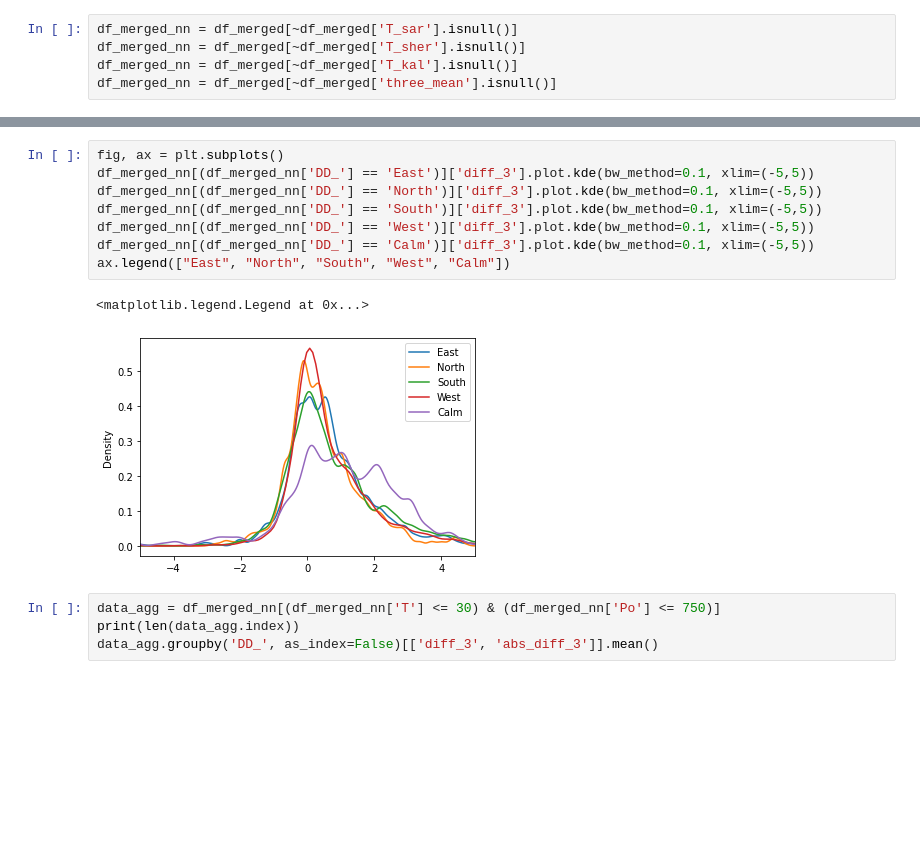
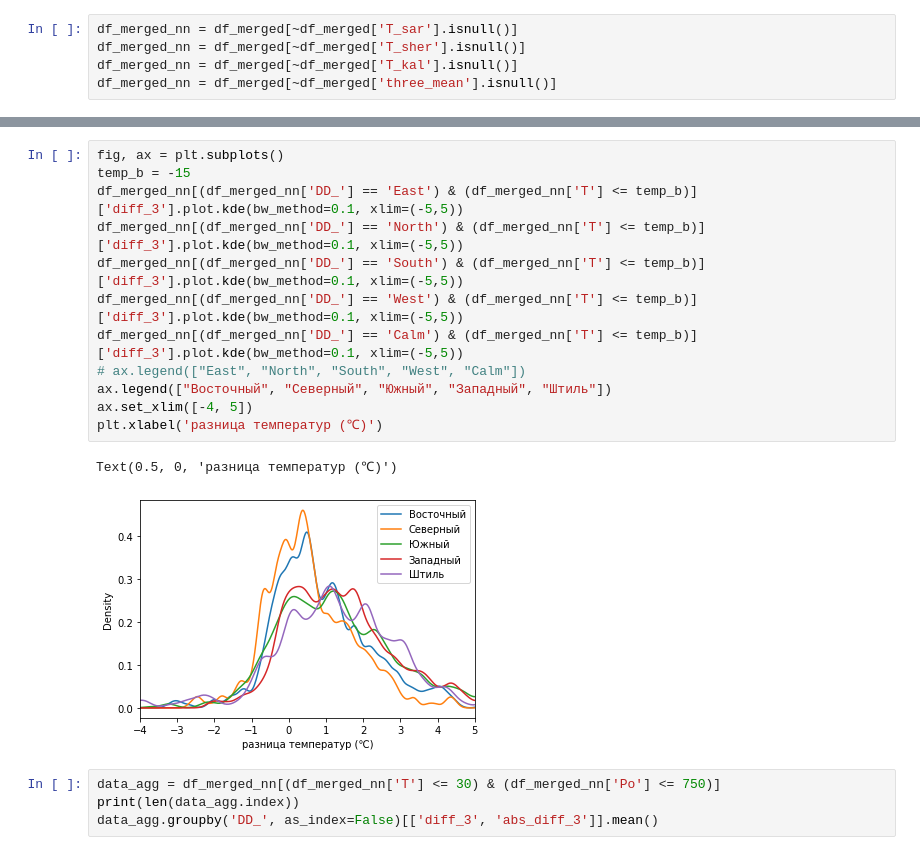
Before and after one commit to dimka11/coursework, a Jupyter notebook: NewData/predict.ipynb, the cells around one changed output, grey strips where cells are left out. Drawn from its saved outputs; the diff is of its cells as text; blank space fills up the shorter version.

```diff
--- a/NewData/predict.ipynb
+++ b/NewData/predict.ipynb
@@ -743,14 +769,18 @@ df_merged_nn[df_merged_nn['T'] <= -25].groupby('DD_', as_index=False)[['diff_3',
 # %%
 fig, ax = plt.subplots()
-df_merged_nn[(df_merged_nn['DD_'] == 'East')]['diff_3'].plot.kde(bw_method=0.1, xlim=(-5,5))
-df_merged_nn[(df_merged_nn['DD_'] == 'North')]['diff_3'].plot.kde(bw_method=0.1, xlim=(-5,5))
-df_merged_nn[(df_merged_nn['DD_'] == 'South')]['diff_3'].plot.kde(bw_method=0.1, xlim=(-5,5))
-df_merged_nn[(df_merged_nn['DD_'] == 'West')]['diff_3'].plot.kde(bw_method=0.1, xlim=(-5,5))
-df_merged_nn[(df_merged_nn['DD_'] == 'Calm')]['diff_3'].plot.kde(bw_method=0.1, xlim=(-5,5))
-ax.legend(["East", "North", "South", "West", "Calm"])
+temp_b = -15
+df_merged_nn[(df_merged_nn['DD_'] == 'East') & (df_merged_nn['T'] <= temp_b)]['diff_3'].plot.kde(bw_method=0.1, xlim=(-5,5))
+df_merged_nn[(df_merged_nn['DD_'] == 'North') & (df_merged_nn['T'] <= temp_b)]['diff_3'].plot.kde(bw_method=0.1, xlim=(-5,5))
+df_merged_nn[(df_merged_nn['DD_'] == 'South') & (df_merged_nn['T'] <= temp_b)]['diff_3'].plot.kde(bw_method=0.1, xlim=(-5,5))
+df_merged_nn[(df_merged_nn['DD_'] == 'West') & (df_merged_nn['T'] <= temp_b)]['diff_3'].plot.kde(bw_method=0.1, xlim=(-5,5))
+df_merged_nn[(df_merged_nn['DD_'] == 'Calm') & (df_merged_nn['T'] <= temp_b)]['diff_3'].plot.kde(bw_method=0.1, xlim=(-5,5))
+# ax.legend(["East", "North", "South", "West", "Calm"])
+ax.legend(["Восточный", "Северный", "Южный", "Западный", "Штиль"])
+ax.set_xlim([-4, 5])
+plt.xlabel('разница температур (℃)')
 # %% [output]
-<matplotlib.legend.Legend at 0x...>
+Text(0.5, 0, 'разница температур (℃)')
-[figure, old version]
+[figure, new version]
 # %%
 data_agg = df_merged_nn[(df_merged_nn['T'] <= 30) & (df_merged_nn['Po'] <= 750)]
 print(len(data_agg.index))
```
Also changed, not shown: parts of 3 cells of this notebook, 8 other files.
